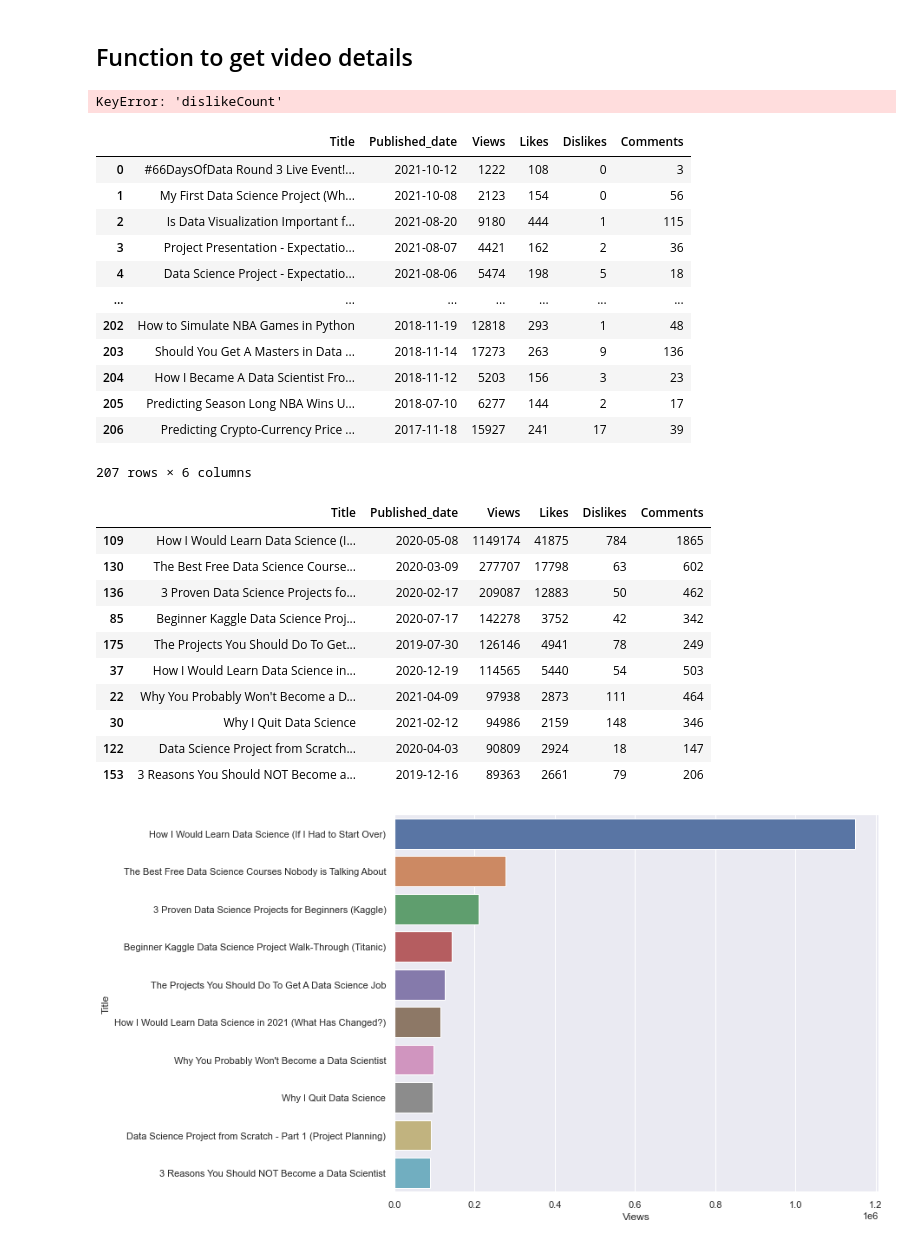
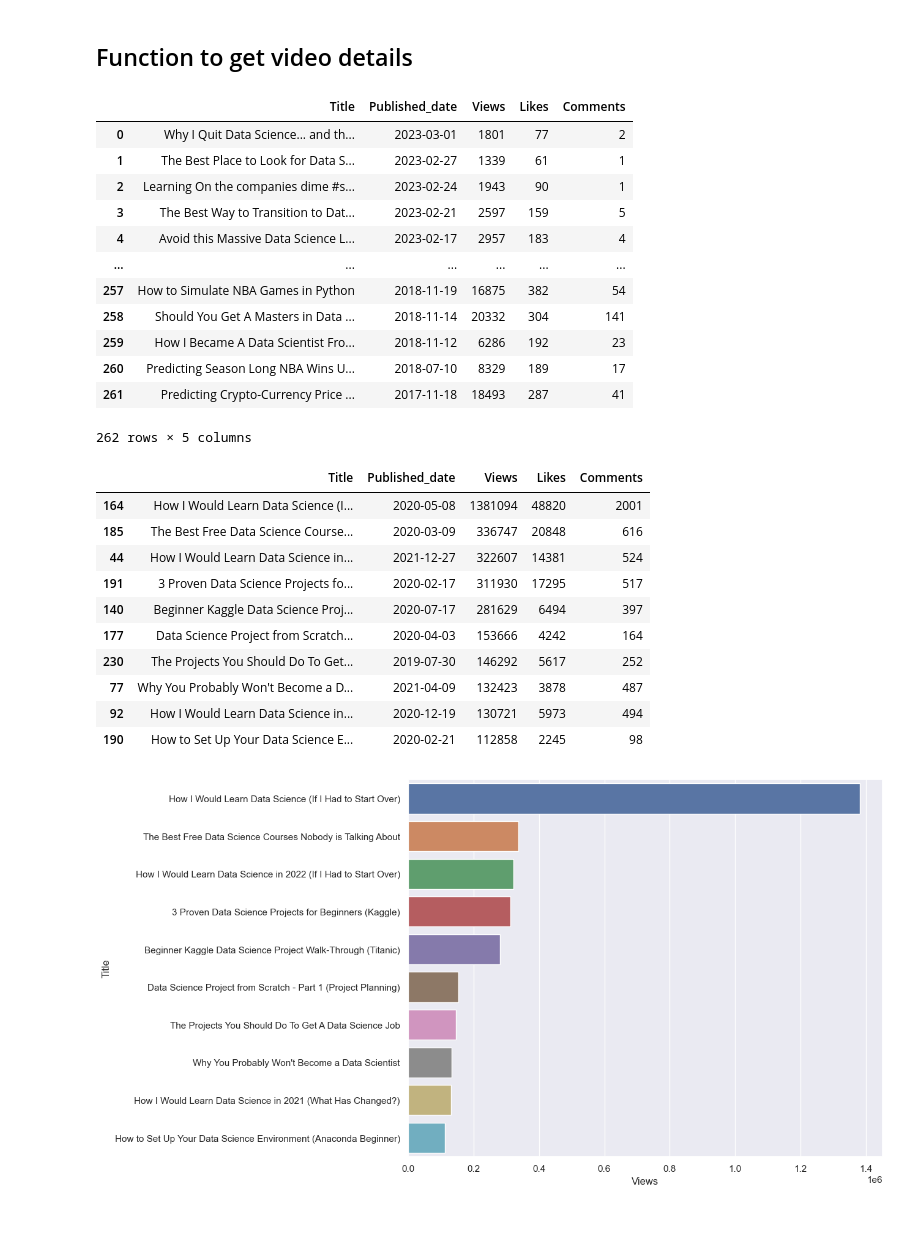
Before and after one commit to Piyush2510verma/Ytb_Vid, a Jupyter notebook: YT-Analysis-project.ipynb, the cells around one changed output. Saved outputs shown, nothing was run; the diff lists cells and outputs as text; code cells hidden in the pictures.

```diff
--- a/YT-Analysis-project.ipynb
+++ b/YT-Analysis-project.ipynb
@@ -162,7 +162,6 @@ def get_video_details(youtube, video_ids):
                                Published_date = video['snippet']['publishedAt'],
                                Views = video['statistics']['viewCount'],
                                Likes = video['statistics']['likeCount'],
-                               Dislikes = video['statistics']['dislikeCount'],
                                Comments = video['statistics']['commentCount']
                                )
             all_video_stats.append(video_stats)
@@ -170,51 +169,48 @@ def get_video_details(youtube, video_ids):
     return all_video_stats
 # %%
 video_details = get_video_details(youtube, video_ids)
-# %% [output]
-KeyError: 'dislikeCount'
 # %%
 video_data = pd.DataFrame(video_details)
 # %%
 video_data['Published_date'] = pd.to_datetime(video_data['Published_date']).dt.date
 video_data['Views'] = pd.to_numeric(video_data['Views'])
 video_data['Likes'] = pd.to_numeric(video_data['Likes'])
-video_data['Dislikes'] = pd.to_numeric(video_data['Dislikes'])
 video_data['Views'] = pd.to_numeric(video_data['Views'])
 video_data
 # %% [output]
-|  | Title | Published_date | Views | Likes | Dislikes | Comments |
-| 0 | #66DaysOfData Round 3 Live Event!... | 2021-10-12 | 1222 | 108 | 0 | 3 |
-| 1 | My First Data Science Project (Wh... | 2021-10-08 | 2123 | 154 | 0 | 56 |
-| 2 | Is Data Visualization Important f... | 2021-08-20 | 9180 | 444 | 1 | 115 |
-| 3 | Project Presentation - Expectatio... | 2021-08-07 | 4421 | 162 | 2 | 36 |
-| 4 | Data Science Project - Expectatio... | 2021-08-06 | 5474 | 198 | 5 | 18 |
-| ... | ... | ... | ... | ... | ... | ... |
-| 202 | How to Simulate NBA Games in Python | 2018-11-19 | 12818 | 293 | 1 | 48 |
-| 203 | Should You Get A Masters in Data ... | 2018-11-14 | 17273 | 263 | 9 | 136 |
-| 204 | How I Became A Data Scientist Fro... | 2018-11-12 | 5203 | 156 | 3 | 23 |
-| 205 | Predicting Season Long NBA Wins U... | 2018-07-10 | 6277 | 144 | 2 | 17 |
-| 206 | Predicting Crypto-Currency Price ... | 2017-11-18 | 15927 | 241 | 17 | 39 |
+|  | Title | Published_date | Views | Likes | Comments |
+| 0 | Why I Quit Data Science... and th... | 2023-03-01 | 1801 | 77 | 2 |
+| 1 | The Best Place to Look for Data S... | 2023-02-27 | 1339 | 61 | 1 |
+| 2 | Learning On the companies dime #s... | 2023-02-24 | 1943 | 90 | 1 |
+| 3 | The Best Way to Transition to Dat... | 2023-02-21 | 2597 | 159 | 5 |
+| 4 | Avoid this Massive Data Science L... | 2023-02-17 | 2957 | 183 | 4 |
+| ... | ... | ... | ... | ... | ... |
+| 257 | How to Simulate NBA Games in Python | 2018-11-19 | 16875 | 382 | 54 |
+| 258 | Should You Get A Masters in Data ... | 2018-11-14 | 20332 | 304 | 141 |
+| 259 | How I Became A Data Scientist Fro... | 2018-11-12 | 6286 | 192 | 23 |
+| 260 | Predicting Season Long NBA Wins U... | 2018-07-10 | 8329 | 189 | 17 |
+| 261 | Predicting Crypto-Currency Price ... | 2017-11-18 | 18493 | 287 | 41 |
-207 rows × 6 columns
+262 rows × 5 columns
 # %%
 top10_videos = video_data.sort_values(by='Views', ascending=False).head(10)
 # %%
 top10_videos
 # %% [output]
-|  | Title | Published_date | Views | Likes | Dislikes | Comments |
-| 109 | How I Would Learn Data Science (I... | 2020-05-08 | 1149174 | 41875 | 784 | 1865 |
-| 130 | The Best Free Data Science Course... | 2020-03-09 | 277707 | 17798 | 63 | 602 |
-| 136 | 3 Proven Data Science Projects fo... | 2020-02-17 | 209087 | 12883 | 50 | 462 |
-| 85 | Beginner Kaggle Data Science Proj... | 2020-07-17 | 142278 | 3752 | 42 | 342 |
-| 175 | The Projects You Should Do To Get... | 2019-07-30 | 126146 | 4941 | 78 | 249 |
-| 37 | How I Would Learn Data Science in... | 2020-12-19 | 114565 | 5440 | 54 | 503 |
-| 22 | Why You Probably Won't Become a D... | 2021-04-09 | 97938 | 2873 | 111 | 464 |
-| 30 | Why I Quit Data Science | 2021-02-12 | 94986 | 2159 | 148 | 346 |
-| 122 | Data Science Project from Scratch... | 2020-04-03 | 90809 | 2924 | 18 | 147 |
-| 153 | 3 Reasons You Should NOT Become a... | 2019-12-16 | 89363 | 2661 | 79 | 206 |
+|  | Title | Published_date | Views | Likes | Comments |
+| 164 | How I Would Learn Data Science (I... | 2020-05-08 | 1381094 | 48820 | 2001 |
+| 185 | The Best Free Data Science Course... | 2020-03-09 | 336747 | 20848 | 616 |
+| 44 | How I Would Learn Data Science in... | 2021-12-27 | 322607 | 14381 | 524 |
+| 191 | 3 Proven Data Science Projects fo... | 2020-02-17 | 311930 | 17295 | 517 |
+| 140 | Beginner Kaggle Data Science Proj... | 2020-07-17 | 281629 | 6494 | 397 |
+| 177 | Data Science Project from Scratch... | 2020-04-03 | 153666 | 4242 | 164 |
+| 230 | The Projects You Should Do To Get... | 2019-07-30 | 146292 | 5617 | 252 |
+| 77 | Why You Probably Won't Become a D... | 2021-04-09 | 132423 | 3878 | 487 |
+| 92 | How I Would Learn Data Science in... | 2020-12-19 | 130721 | 5973 | 494 |
+| 190 | How to Set Up Your Data Science E... | 2020-02-21 | 112858 | 2245 | 98 |
 # %%
 ax1 = sns.barplot(x='Views', y='Title', data=top10_videos)
 # %% [output]
-[figure, old version]
+[figure, new version]
 # %%
 video_data
 # %% [output]
```
Also changed, not shown: parts of 10 cells of this notebook.
